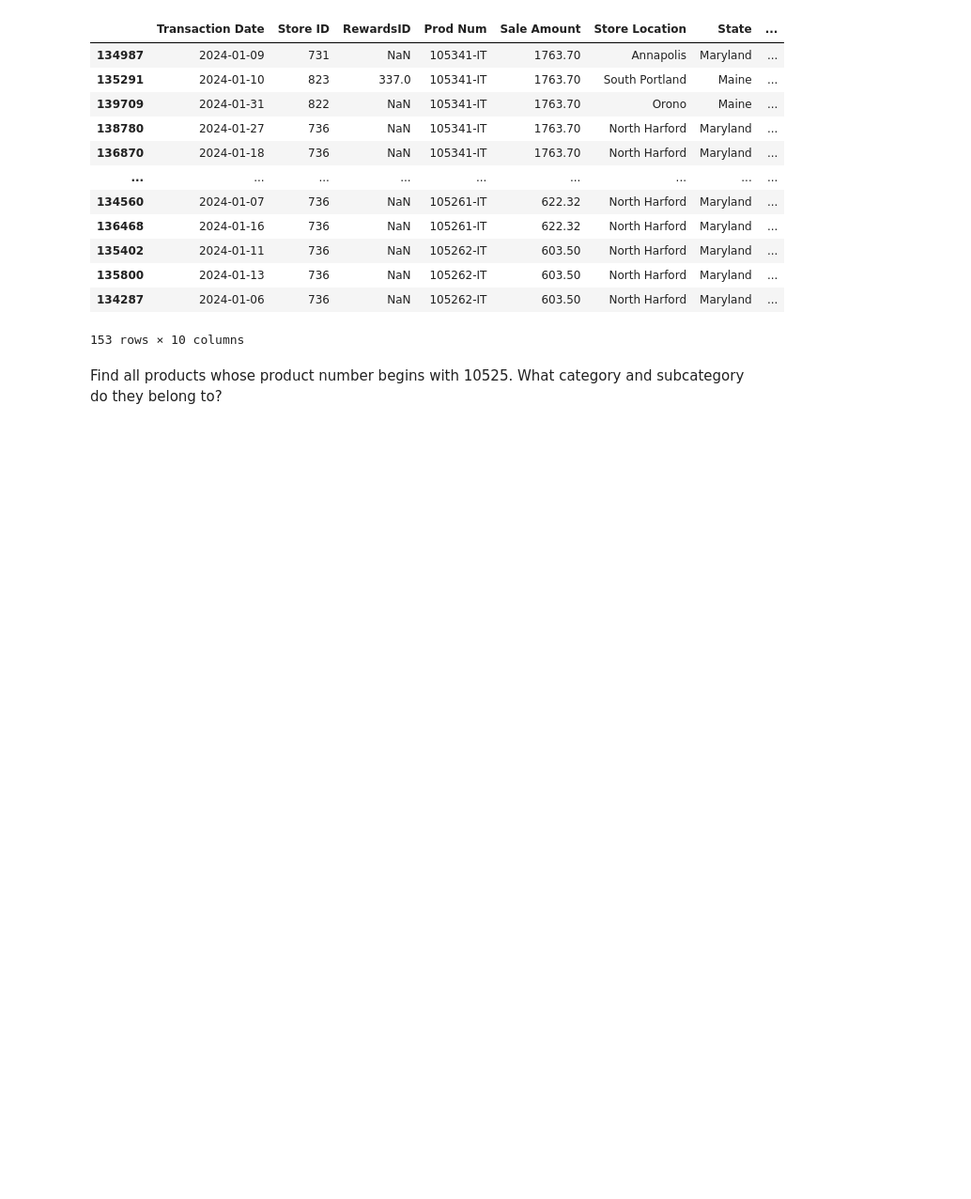
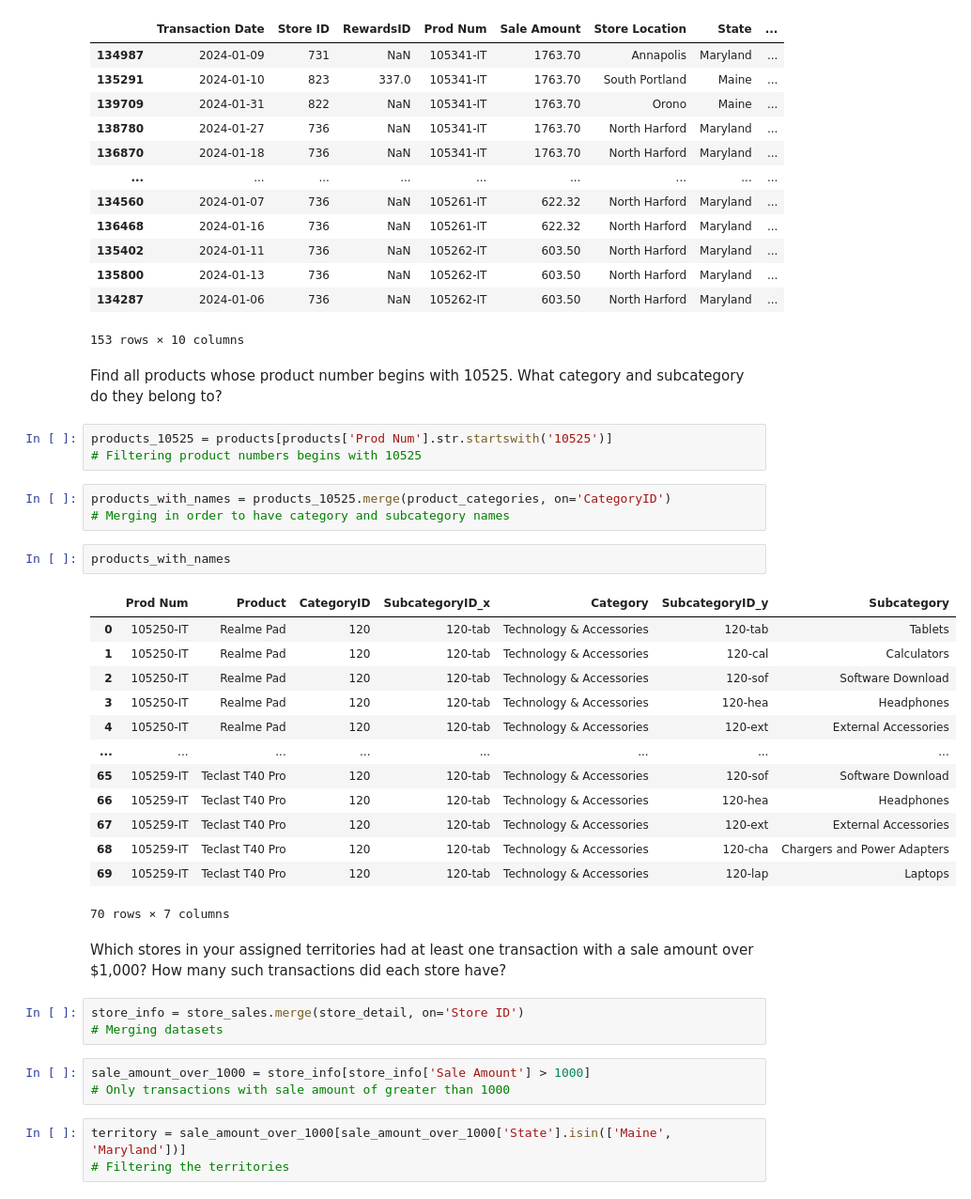
Before and after one commit to Tita9630/Capstone_2, a Jupyter notebook: Zergaw_bonus_analysis.ipynb, the cells around one changed output. Shown at 94% size. Cells and saved outputs as stored; diff of their text form; blank space fills up the shorter version.

```diff
--- a/Zergaw_bonus_analysis.ipynb
+++ b/Zergaw_bonus_analysis.ipynb
@@ -50,3 +50,36 @@ greater_than_500
 153 rows × 10 columns
 # %% [markdown]
 Find all products whose product number begins with 10525. What category and subcategory do they belong to?
+# %%
+products_10525 = products[products['Prod Num'].str.startswith('10525')]
+# Filtering product numbers begins with 10525
+# %%
+products_with_names = products_10525.merge(product_categories, on='CategoryID')
+# Merging in order to have category and subcategory names
+# %%
+products_with_names
+# %% [output]
+|  | Prod Num | Product | CategoryID | SubcategoryID_x | Category | SubcategoryID_y | Subcategory |
+| 0 | 105250-IT | Realme Pad | 120 | 120-tab | Technology & Accessories | 120-tab | Tablets |
+| 1 | 105250-IT | Realme Pad | 120 | 120-tab | Technology & Accessories | 120-cal | Calculators |
+| 2 | 105250-IT | Realme Pad | 120 | 120-tab | Technology & Accessories | 120-sof | Software Download |
+| 3 | 105250-IT | Realme Pad | 120 | 120-tab | Technology & Accessories | 120-hea | Headphones |
+| 4 | 105250-IT | Realme Pad | 120 | 120-tab | Technology & Accessories | 120-ext | External Accessories |
+| ... | ... | ... | ... | ... | ... | ... | ... |
+| 65 | 105259-IT | Teclast T40 Pro | 120 | 120-tab | Technology & Accessories | 120-sof | Software Download |
+| 66 | 105259-IT | Teclast T40 Pro | 120 | 120-tab | Technology & Accessories | 120-hea | Headphones |
+| 67 | 105259-IT | Teclast T40 Pro | 120 | 120-tab | Technology & Accessories | 120-ext | External Accessories |
+| 68 | 105259-IT | Teclast T40 Pro | 120 | 120-tab | Technology & Accessories | 120-cha | Chargers and Power Adapters |
+| 69 | 105259-IT | Teclast T40 Pro | 120 | 120-tab | Technology & Accessories | 120-lap | Laptops |
+70 rows × 7 columns
+# %% [markdown]
+Which stores in your assigned territories had at least one transaction with a sale amount over $1,000? How many such transactions did each store have?
+# %%
+store_info = store_sales.merge(store_detail, on='Store ID')
+# Merging datasets
+# %%
+sale_amount_over_1000 = store_info[store_info['Sale Amount'] > 1000]
+# Only transactions with sale amount of greater than 1000
+# %%
+territory = sale_amount_over_1000[sale_amount_over_1000['State'].isin(['Maine', 'Maryland'])]
+# Filtering the territories
```
Also changed, not shown: parts of 16 cells of this notebook.
